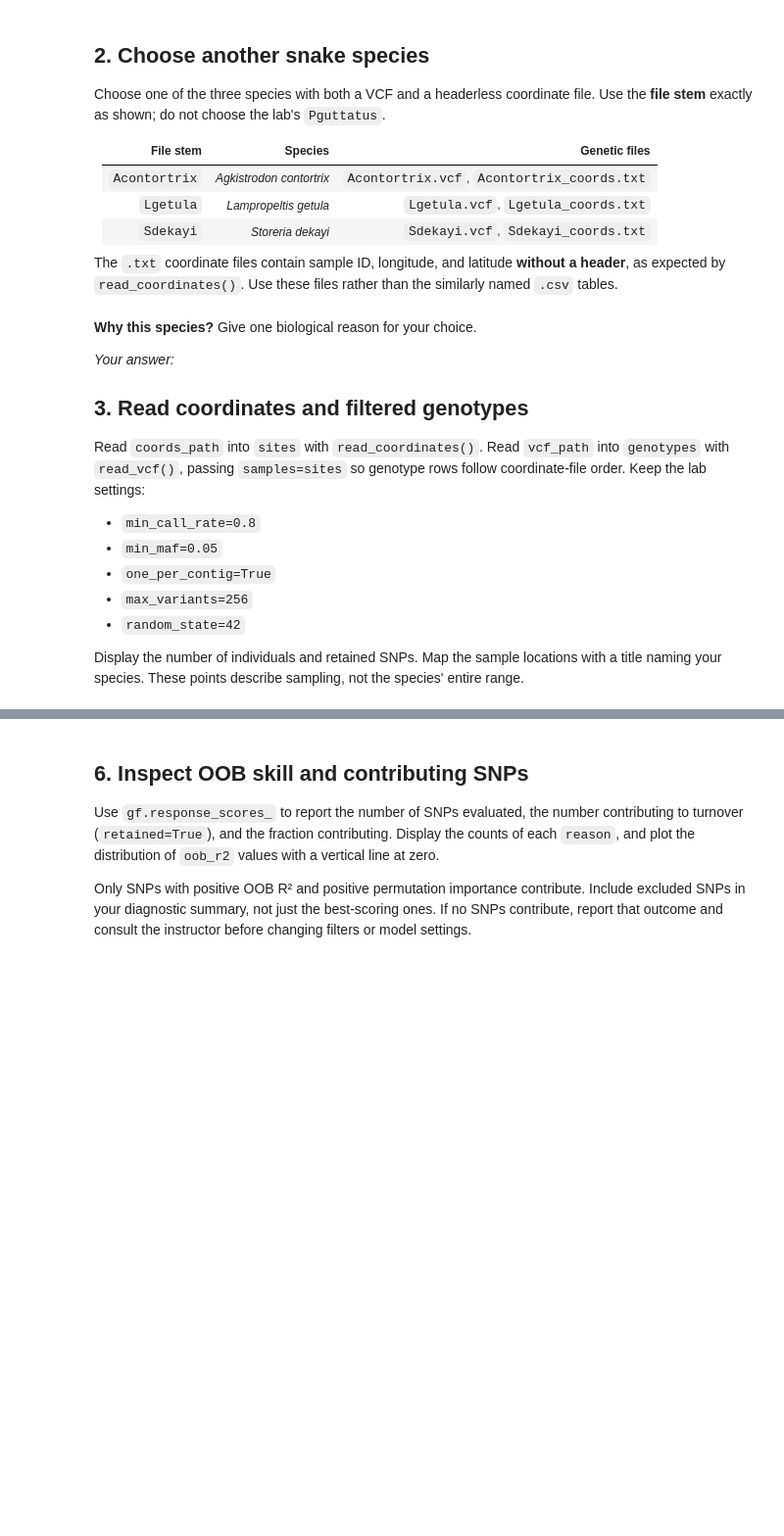
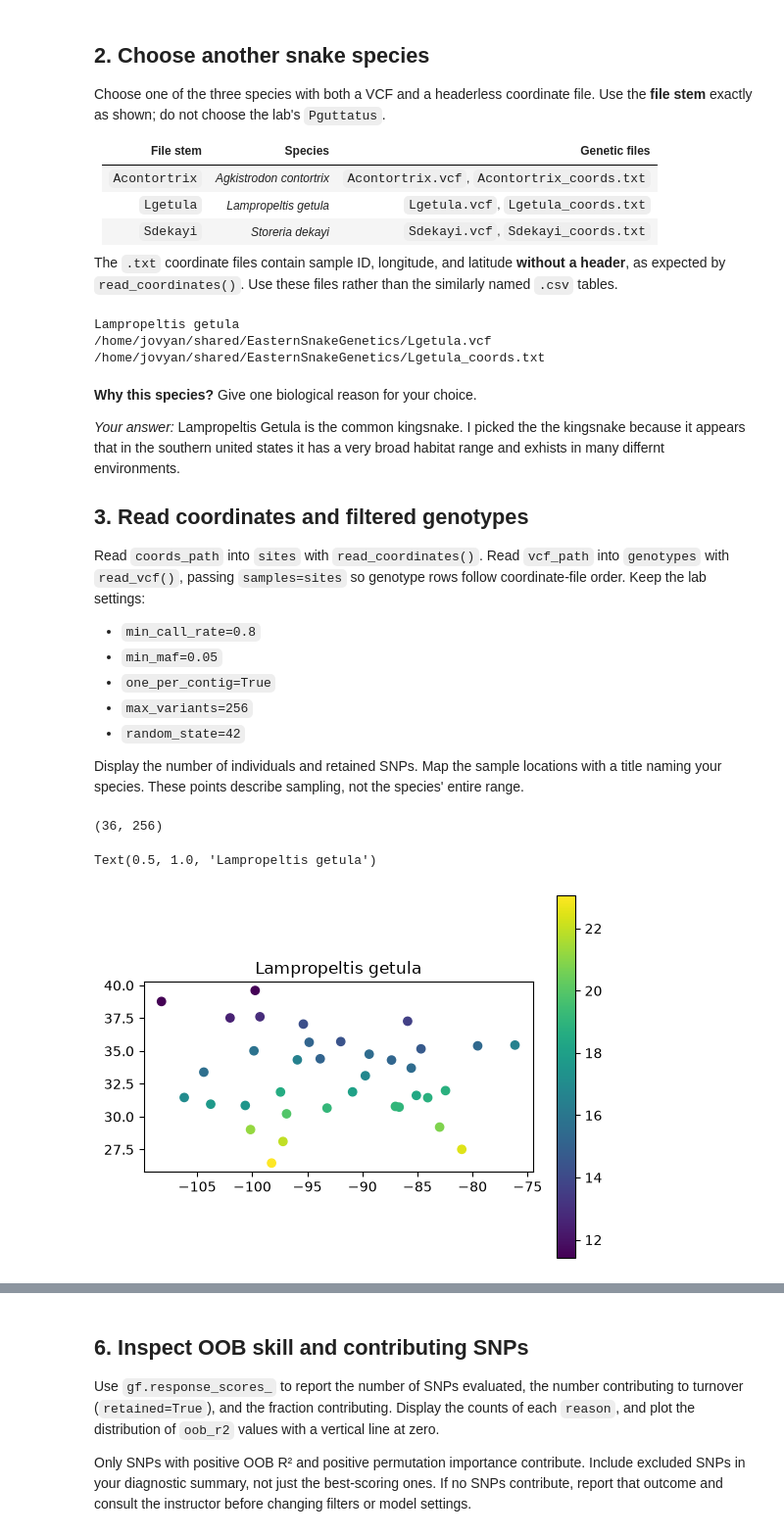
Before and after one commit to drewgutt/BIO597-SpatialBiodiversity, a Jupyter notebook: docs/assignments/Assignment-09-GradientForest.ipynb, the cells around one changed output, grey strips where cells are left out. Shown at 98% size. Cells and saved outputs as stored; diff of their text form; code cells hidden in the pictures; blank space fills up the shorter version.

```diff
--- a/docs/assignments/Assignment-09-GradientForest.ipynb
+++ b/docs/assignments/Assignment-09-GradientForest.ipynb
@@ -53,7 +53,7 @@ Choose one of the three species with both a VCF and a headerless coordinate file
 
 The `.txt` coordinate files contain sample ID, longitude, and latitude **without a header**, as expected by `read_coordinates()`. Use these files rather than the similarly named `.csv` tables.
 # %%
-target_species = "YOUR_SPECIES_HERE"
+target_species = "Lgetula"
 
 species_names = {
     "Acontortrix": "Agkistrodon contortrix",
@@ -73,10 +73,14 @@ output_dir.mkdir(parents=True, exist_ok=True)
 print(species_name)
 print(vcf_path)
 print(coords_path)
+# %% [output]
+Lampropeltis getula
+/home/jovyan/shared/EasternSnakeGenetics/Lgetula.vcf
+/home/jovyan/shared/EasternSnakeGenetics/Lgetula_coords.txt
 # %% [markdown]
 **Why this species?** Give one biological reason for your choice.
 
-*Your answer:*
+*Your answer:*  Lampropeltis Getula is the common kingsnake. I picked the the kingsnake because it appears that in the southern united states it has a very broad habitat range and exhists in many differnt environments.
 
 ## 3. Read coordinates and filtered genotypes
 
@@ -91,9 +95,33 @@ Read `coords_path` into `sites` with `read_coordinates()`. Read `vcf_path` into
 Display the number of individuals and retained SNPs. Map the sample locations with a title naming your species. These points describe sampling, not the species' entire range.
 # %%
 # Read coordinates as sites.
+
+sites = read_coordinates("/home/jovyan/shared/EasternSnakeGenetics/Pguttatus_coords.txt")
+
 # Read the VCF as genotypes, using samples=sites and all five settings above.
+
+genotypes = read_vcf(
+    "/home/jovyan/shared/EasternSnakeGenetics/Pguttatus.vcf",
+    samples=sites,
+    min_call_rate=0.8,
+    min_maf=0.05,
+    one_per_contig=True,
+    max_variants=256,
+    random_state=42,
+)
+
+
 # Use genotypes.dosage.to_pandas().shape to inspect individuals × SNPs.
+
+print(genotypes.dosage.to_pandas().shape)
 # Print the dimensions and plot sites with a species title.
+X = sample_environment("/home/jovyan/shared/bioclim", sites)
+y = genotypes.dosage.to_pandas()
+sites.plot(column=X.bio1, legend=True).set_title("Lampropeltis getula")
+# %% [output]
+(36, 256)
+Text(0.5, 1.0, 'Lampropeltis getula')
+[figure, added]
 # %% [markdown]
 **Interpretation:**
 
```
Also changed, not shown: parts of 21 cells of this notebook, 11 other files.
